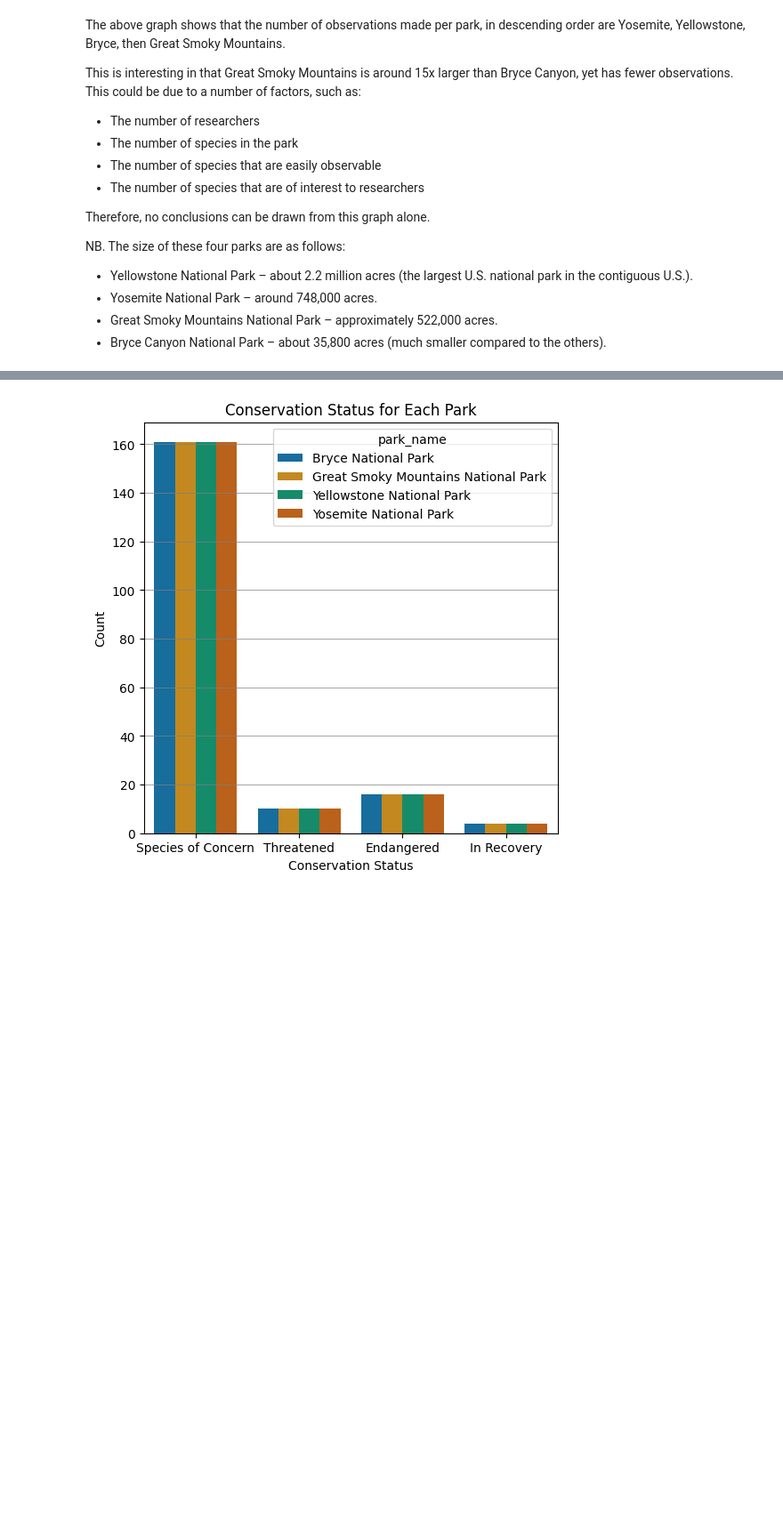
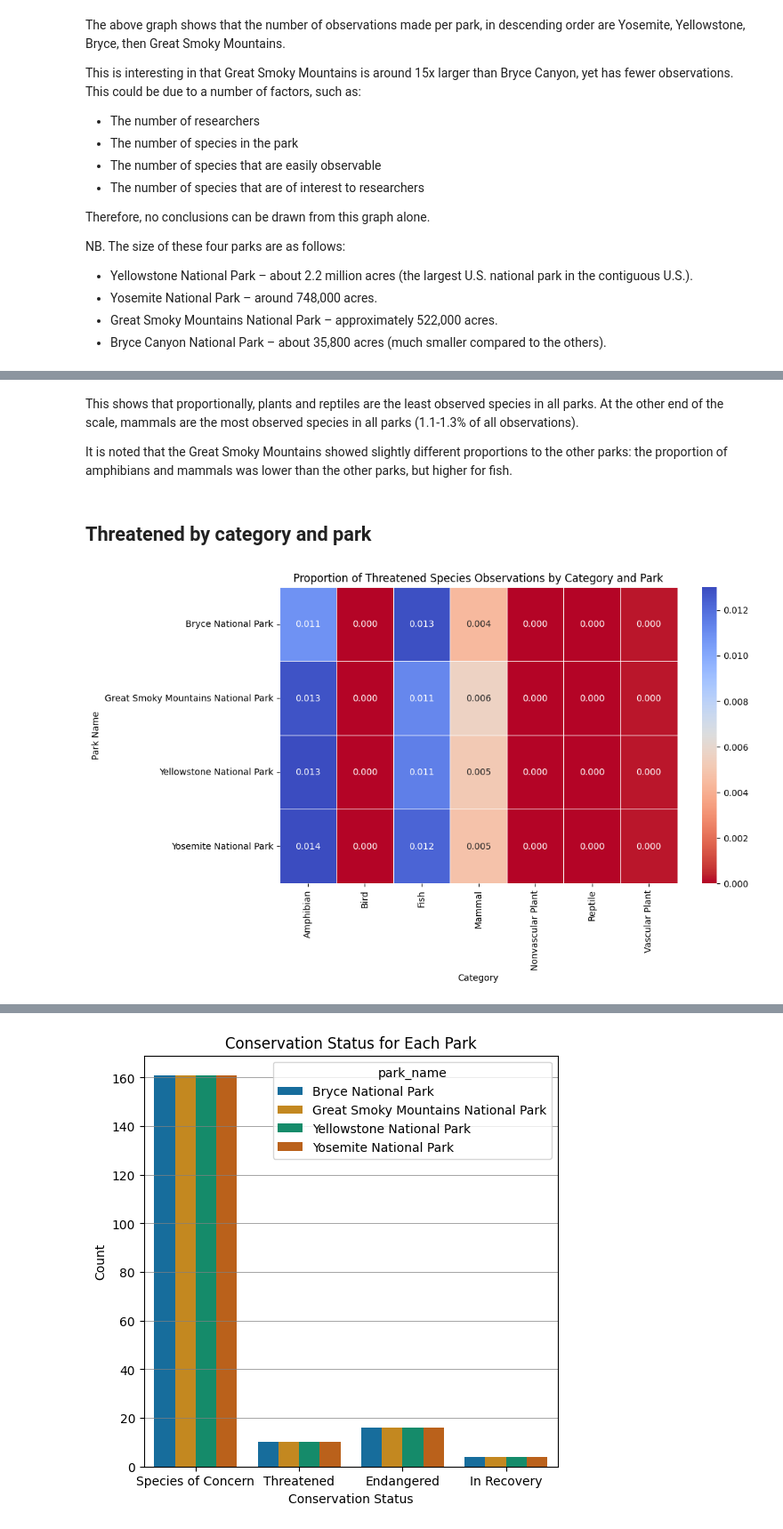
Before and after one commit to alanjameschapman/biodiversity, a Jupyter notebook: biodiversity.ipynb, the cells around one changed output, grey strips where cells are left out. Shown at 89% size. Cells and saved outputs as stored; diff of their text form; code cells hidden in the pictures; blank space fills up the shorter version.

```diff
--- a/biodiversity.ipynb
+++ b/biodiversity.ipynb
@@ -456 +481,36 @@ This graph shows that there were a significant number of observations made which
+# %% [markdown]
+This shows that proportionally, plants and reptiles are the least observed species in all parks. At the other end of the scale, mammals are the most observed species in all parks (1.1-1.3% of all observations).
+
+It is noted that the Great Smoky Mountains showed slightly different proportions to the other parks: the proportion of amphibians and mammals was lower than the other parks, but higher for fish.
+# %% [markdown]
+## Threatened by category and park
+# %%
+# 1. Calculate total observations for each park and category (for all species)
+df_total = df.groupby(['park_name', 'category'])['observations'].sum().reset_index()
+df_total = df_total.rename(columns={'observations': 'total_observations'})
+
+# 2. Calculate total observations for threatened species for each park and category
+df_threatened = df[df['conservation_status'] == 'Threatened']
+df_threatened = df_threatened.groupby(['park_name', 'category'])['observations'].sum().reset_index()
+df_threatened = df_threatened.rename(columns={'observations': 'threatened_observations'})
+
+# 3. Merge both DataFrames to compare total vs threatened observations
+df_merged = pd.merge(df_total, df_threatened, on=['park_name', 'category'], how='left')
+df_merged['threatened_observations'] = df_merged['threatened_observations'].fillna(0)  # Fill missing threatened values with 0
+
+# 4. Calculate the proportion of threatened species observations
+df_merged['proportion_threatened'] = df_merged['threatened_observations'] / df_merged['total_observations']
+
+# 5. Pivot the data to prepare for the heatmap
+df_pivot = df_merged.pivot_table(index='park_name', columns='category', values='proportion_threatened')
+
+# 6. Create the heatmap with reversed color scale (low = red, high = blue) and increased precision
+plt.figure(figsize=(10, 6))
+sns.heatmap(df_pivot, annot=True, cmap='coolwarm_r', fmt='.3f', linewidths=0.5, vmin=0, vmax=0.013)  # coolwarm_r reverses the color scale
+plt.title('Proportion of Threatened Species Observations by Category and Park')
+plt.xlabel('Category')
+plt.ylabel('Park Name')
+plt.show()
+# %% [output]
+[figure, added]
 # %%
```
Also changed, not shown: parts of 11 cells of this notebook, 2 other files.
